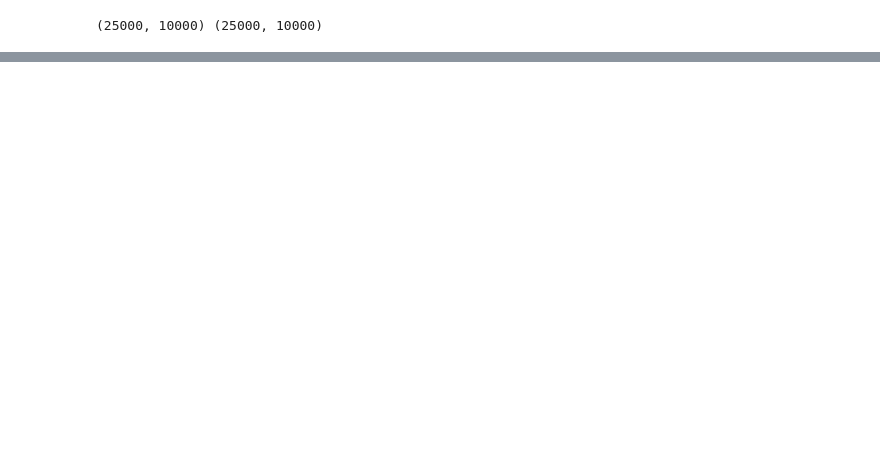
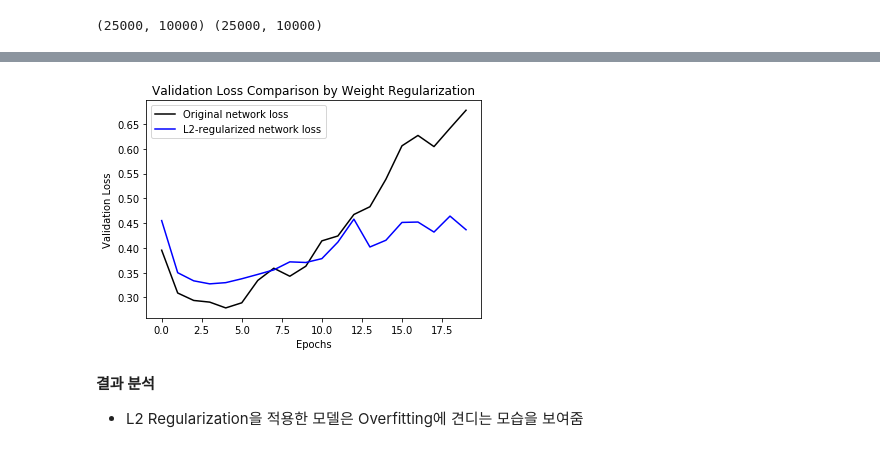
Before and after one commit to younnggsuk/DeepLearningWithPython, a Jupyter notebook: ch4/4_4_overfitting_and_underfitting.ipynb, the cells around one changed output, grey strips where cells are left out. Cells and saved outputs as stored; diff of their text form; code cells hidden in the pictures; blank space fills up the shorter version.

```diff
--- a/ch4/4_4_overfitting_and_underfitting.ipynb
+++ b/ch4/4_4_overfitting_and_underfitting.ipynb
@@ -129,0 +230,45 @@ Epoch 20/20
+# %%
+# 모델에 weight regularization 추가
+# 여기서는 L2 regularization을 적용해봄
+
+# regularization 함수들
+# l1() : L1 regularization
+# l2() : L2 regularization
+# l1_l2() : L1, L2 regularization 병행
+
+from keras import regularizers
+
+l2_model = models.Sequential()
+# l2(0.001)는 가중치의 L2 Norm의 제곱 값에 0.001을 곱해서 전체 loss에 더해진다는 의미
+l2_model.add(layers.Dense(16, kernel_regularizer=regularizers.l2(0.001),
+                       activation='relu', input_shape=(10000,)))
+l2_model.add(layers.Dense(16, kernel_regularizer=regularizers.l2(0.001),
+                       activation='relu'))
+l2_model.add(layers.Dense(1, activation='sigmoid'))
+
+l2_model.compile(optimizer='rmsprop',
+                     loss='binary_crossentropy',
+                     metrics=['acc'])
+
+hist_l2 = l2_model.fit(train_data, train_labels,
+                               epochs=20,
+                               batch_size=512,
+                               validation_data=(val_data, val_labels),
+                               verbose=False)
+# %%
+loss_origin = hist_origin.history['val_loss']
+loss_l2 = hist_l2.history['val_loss']
+
+plt.plot(loss_origin, 'k-', label='Original network loss')
+plt.plot(loss_l2, 'b-', label='L2-regularized network loss')
+plt.title("Validation Loss Comparison by Weight Regularization")
+plt.xlabel("Epochs")
+plt.ylabel("Validation Loss")
+plt.legend(loc='best')
+
+plt.show()
+# %% [output]
+[figure, added]
+# %% [markdown]
+**결과 분석**
+- L2 Regularization을 적용한 모델은 Overfitting에 견디는 모습을 보여줌
```
Also changed, not shown: parts of 16 cells of this notebook.
